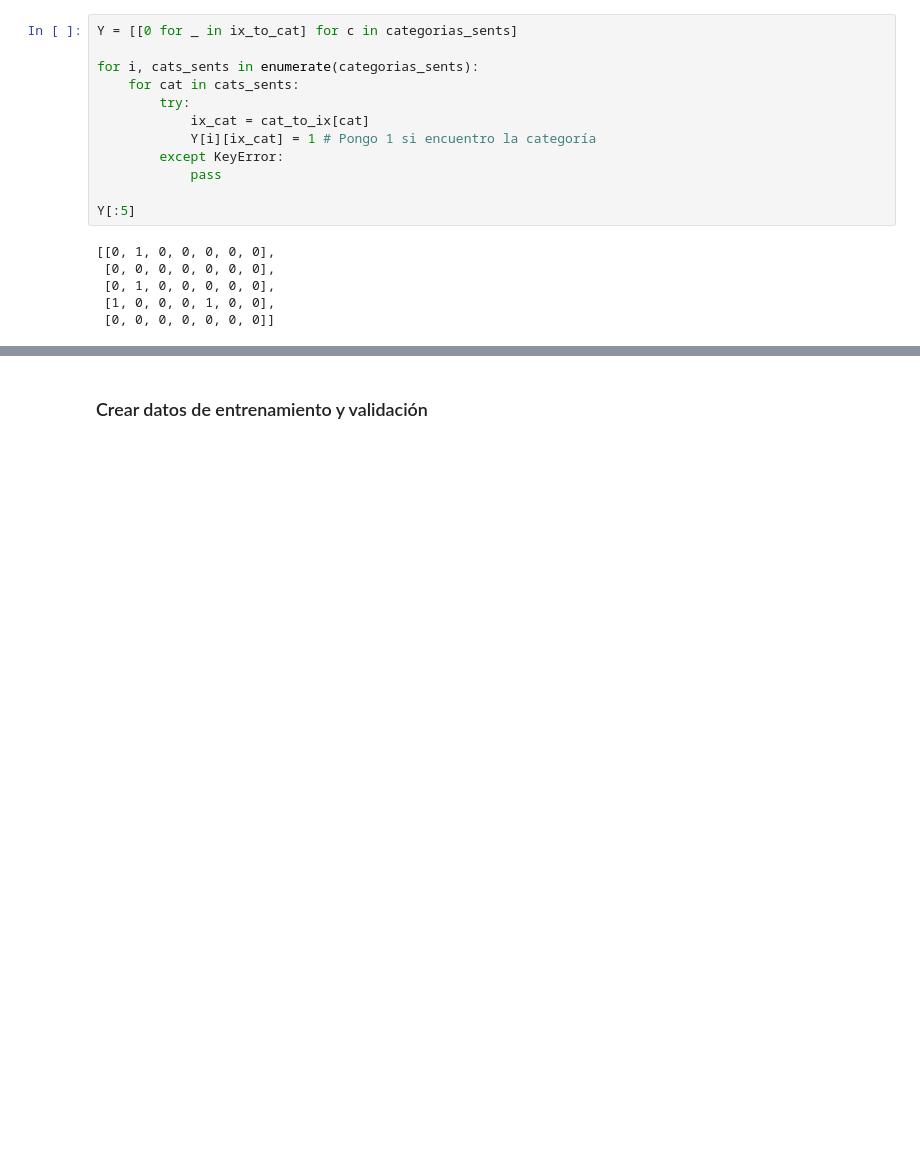
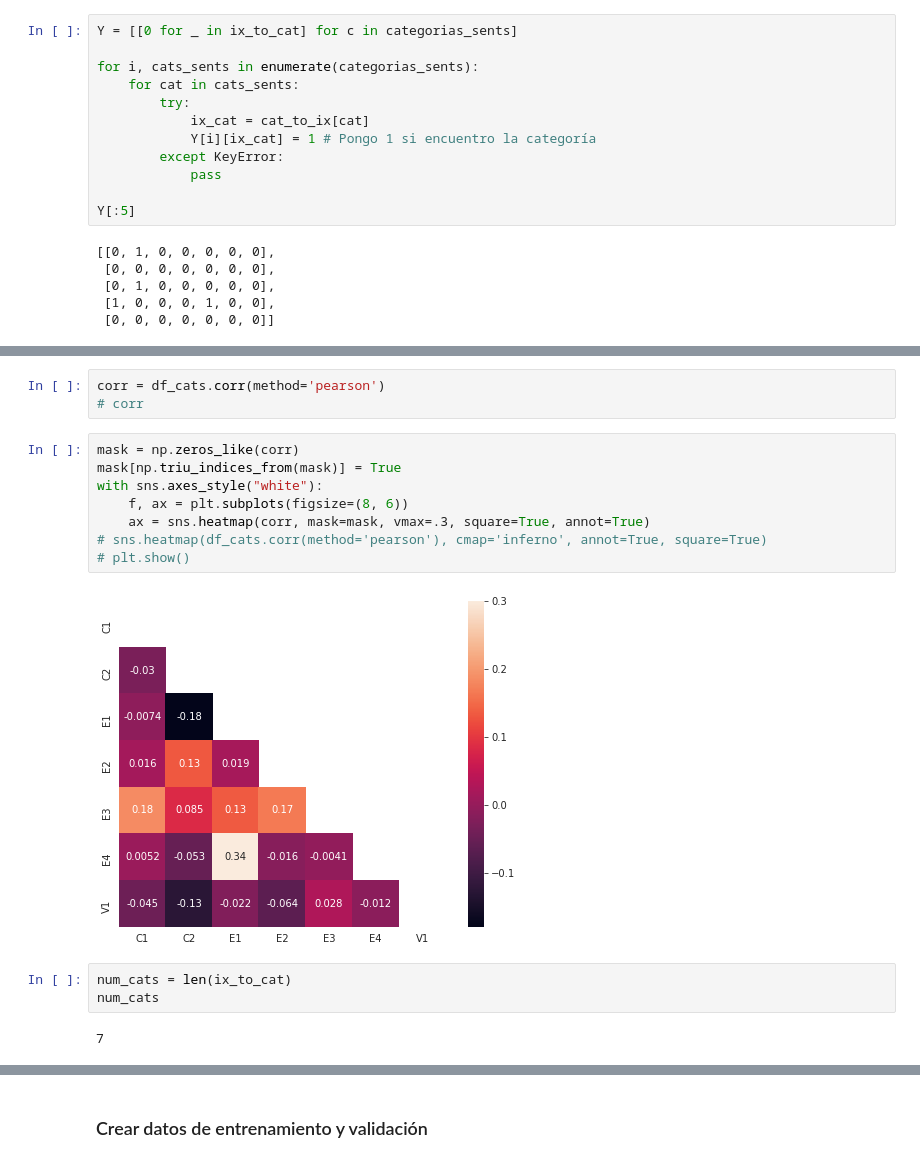
Before and after one commit to gandresto/APIT-2020-2, a Jupyter notebook: ProyectoFinal/AnálisisPersuasivo/clasificador-train.ipynb, the cells around one changed output, grey strips where cells are left out. Cells and saved outputs as stored; diff of their text form; blank space fills up the shorter version.

```diff
--- a/ProyectoFinal/AnálisisPersuasivo/clasificador-train.ipynb
+++ b/ProyectoFinal/AnálisisPersuasivo/clasificador-train.ipynb
@@ -193,0 +199,18 @@ dtype: float64
+# %%
+corr = df_cats.corr(method='pearson')
+# corr
+# %%
+mask = np.zeros_like(corr)
+mask[np.triu_indices_from(mask)] = True
+with sns.axes_style("white"):
+    f, ax = plt.subplots(figsize=(8, 6))
+    ax = sns.heatmap(corr, mask=mask, vmax=.3, square=True, annot=True)
+# sns.heatmap(df_cats.corr(method='pearson'), cmap='inferno', annot=True, square=True)
+# plt.show()
+# %% [output]
+[figure, added]
+# %%
+num_cats = len(ix_to_cat)
+num_cats
+# %% [output]
+7
```
Also changed, not shown: parts of 13 cells of this notebook, 3 other files.
